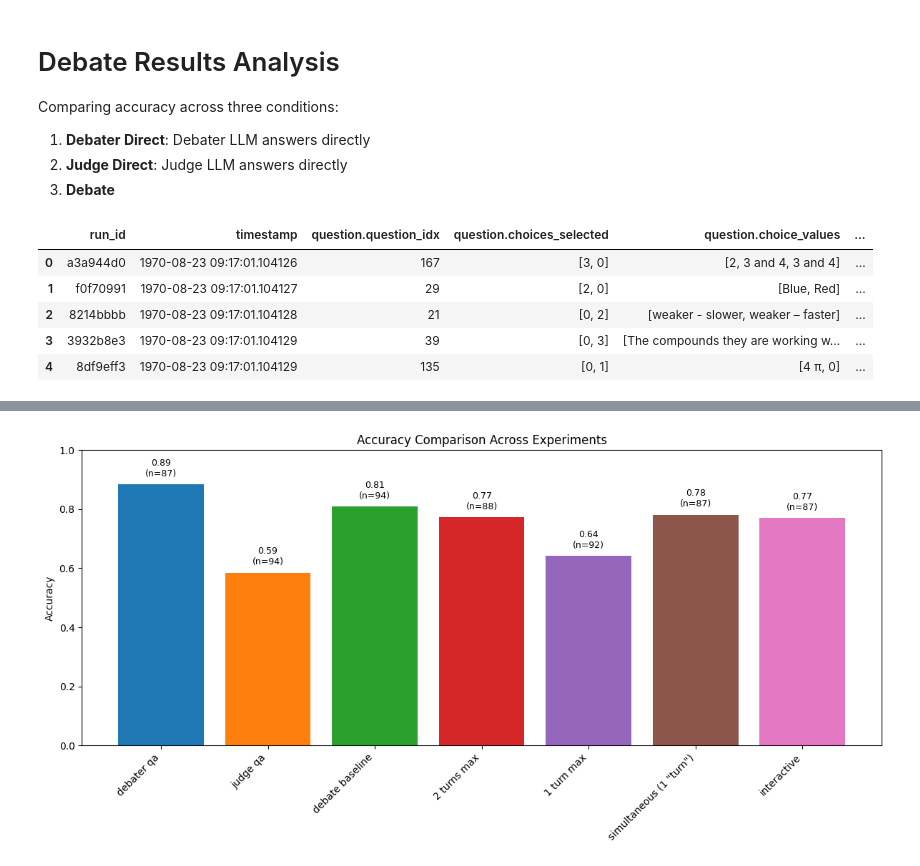
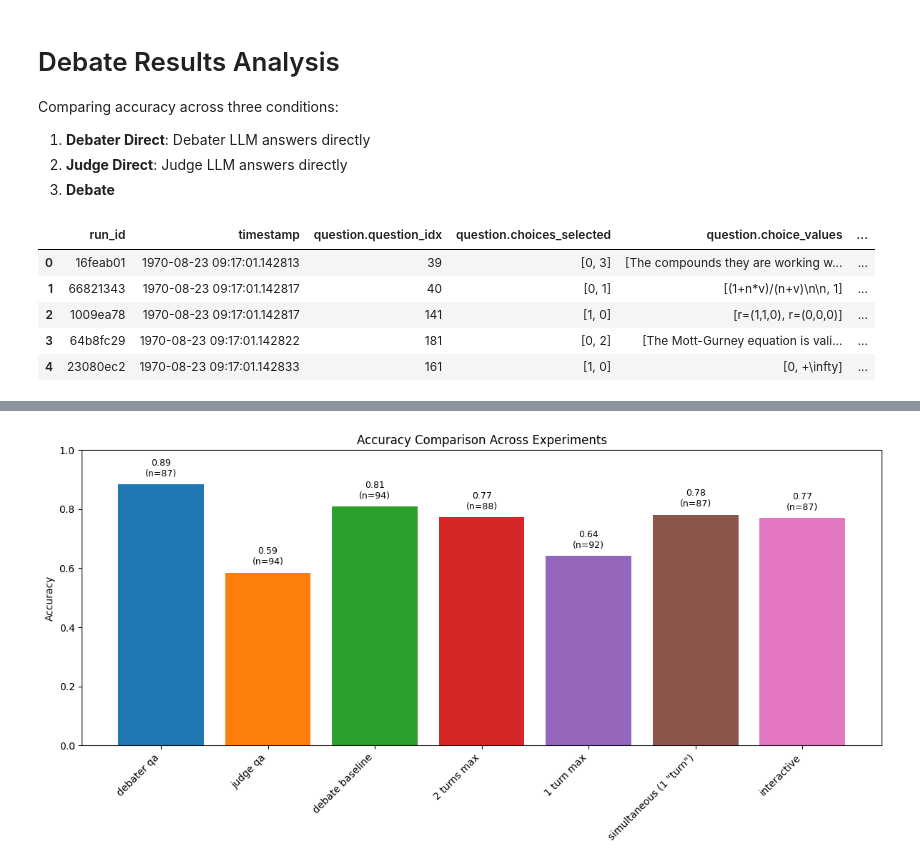
Before and after one commit to joshlevy89/llm_judge_debate, a Jupyter notebook: analyze_debate_results.ipynb, the cells around one changed output, grey strips where cells are left out. Saved outputs shown, nothing was run; the diff lists cells and outputs as text; code cells hidden in the pictures.

```diff
--- a/analyze_debate_results.ipynb
+++ b/analyze_debate_results.ipynb
@@ -11,23 +11,25 @@ import pandas as pd
 # %%
 # results_file = 'parallel_debate_runs/run_20251020_131736/master_results.jsonl'
 # results_file = 'parallel_debate_runs/run_20251020_135407/master_results.jsonl'
 # results_file = 'parallel_debate_runs/run_20251020_141121/master_results.jsonl'
 # results_file = 'parallel_debate_runs/run_20251021_074342/master_results.jsonl'
 # results_file = 'parallel_debate_runs/run_20251021_080557/master_results.jsonl'
 # results_file = 'parallel_debate_runs/run_20251021_091635/master_results.jsonl'
 # results_file = 'parallel_debate_runs/run_20251021_093704/master_results.jsonl'
 # results_file = 'parallel_debate_runs/run_20251021_094113/master_results.jsonl'
-results_file = 'parallel_debate_runs/run_20251021_104033/master_results.jsonl'
+# results_file = 'parallel_debate_runs/run_20251021_104033/master_results.jsonl'
+# results_file = 'parallel_debate_runs/run_20251021_134408/master_results.jsonl'
+# results_file = 'parallel_debate_runs/run_20251021_142720/master_results.jsonl'
 
 results_df = pd.json_normalize(pd.read_json(results_file, lines=True).to_dict('records'))
 results_df.head()
 # %% [output]
 |  | run_id | timestamp | question.question_idx | question.choices_selected | question.choice_values | ... |
-| 0 | a3a944d0 | 1970-08-23 09:17:01.104126 | 167 | [3, 0] | [2, 3 and 4, 3 and 4] | ... |
-| 1 | f0f70991 | 1970-08-23 09:17:01.104127 | 29 | [2, 0] | [Blue, Red] | ... |
-| 2 | 8214bbbb | 1970-08-23 09:17:01.104128 | 21 | [0, 2] | [weaker - slower, weaker – faster] | ... |
-| 3 | 3932b8e3 | 1970-08-23 09:17:01.104129 | 39 | [0, 3] | [The compounds they are working w... | ... |
-| 4 | 8df9eff3 | 1970-08-23 09:17:01.104129 | 135 | [0, 1] | [4 π, 0] | ... |
+| 0 | 16feab01 | 1970-08-23 09:17:01.142813 | 39 | [0, 3] | [The compounds they are working w... | ... |
+| 1 | 66821343 | 1970-08-23 09:17:01.142817 | 40 | [0, 1] | [(1+n*v)/(n+v)\n\n, 1] | ... |
+| 2 | 1009ea78 | 1970-08-23 09:17:01.142817 | 141 | [1, 0] | [r=(1,1,0), r=(0,0,0)] | ... |
+| 3 | 64b8fc29 | 1970-08-23 09:17:01.142822 | 181 | [0, 2] | [The Mott-Gurney equation is vali... | ... |
+| 4 | 23080ec2 | 1970-08-23 09:17:01.142833 | 161 | [1, 0] | [0, +\infty] | ... |
 # %%
 correct_cols = results_df.filter(like='correct').drop(columns='question.is_correct')
 accuracies = pd.DataFrame({
```
Also changed, not shown: parts of 9 cells of this notebook, 3 other files.
